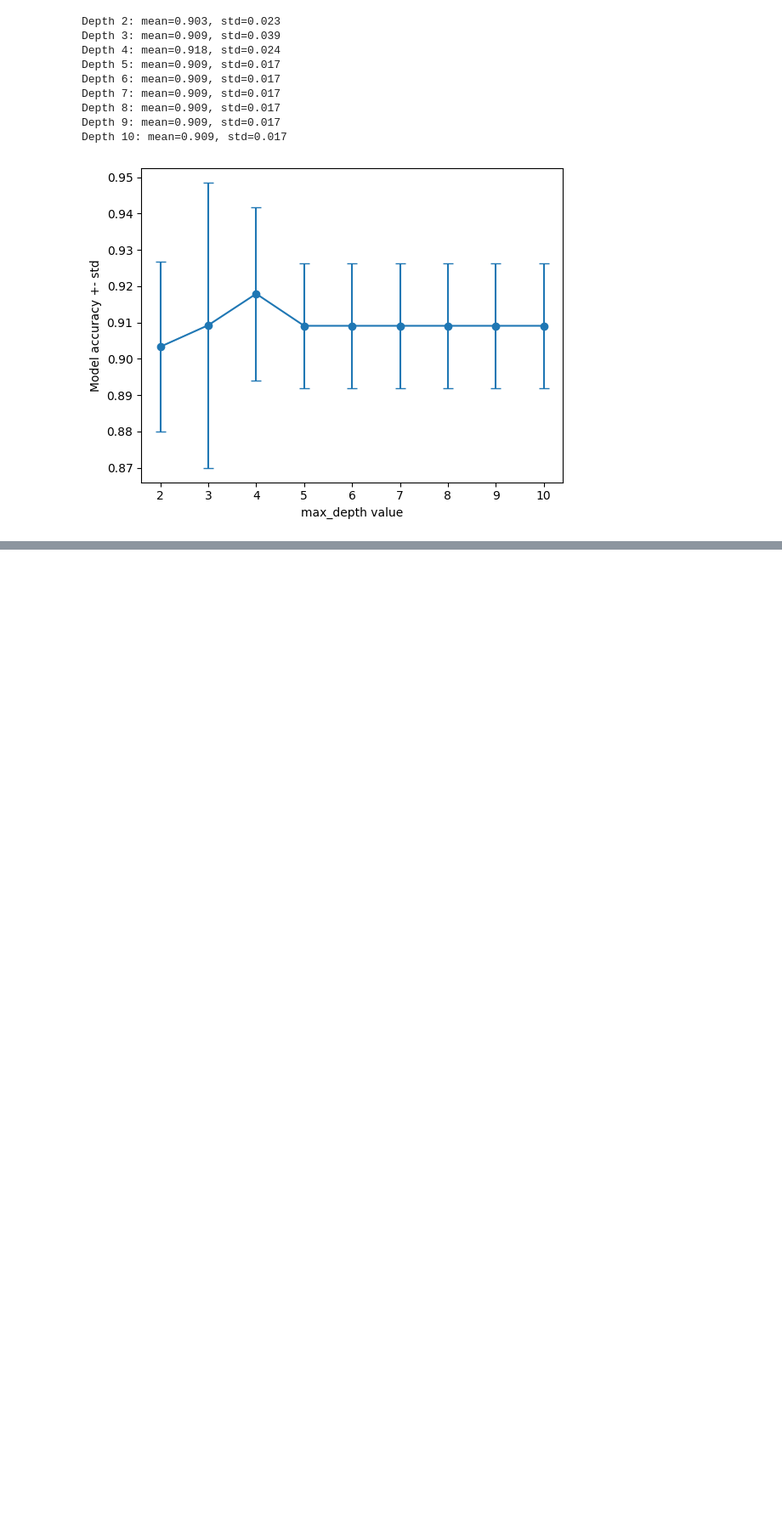
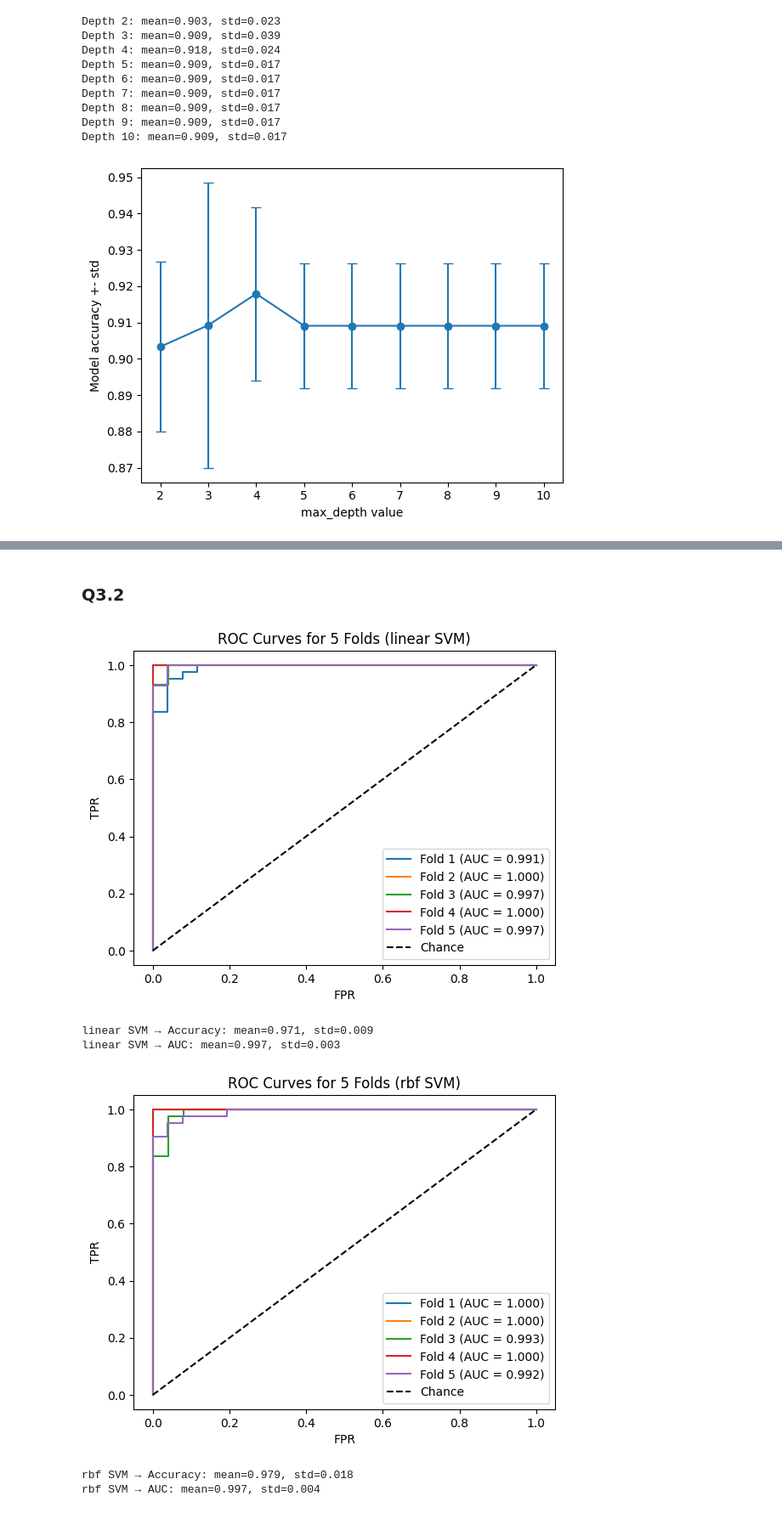
Before and after one commit to NikolaiToonder/mandatoryAssignment2-machineLearning, a Jupyter notebook: main.ipynb, the cells around one changed output, grey strips where cells are left out. Shown: that part at 85% size. Cells and saved outputs as stored; diff of their text form; code cells hidden in the pictures; blank space fills up the shorter version.

```diff
--- a/main.ipynb
+++ b/main.ipynb
@@ -198,0 +303,54 @@ The reason why we see these results would be because of over and underfitting. I
+# %% [markdown]
+### Q3.2
+# %%
+mean_acc_svm = 0.971
+std_acc_svm = 0.009
+
+def evaluate_svm(kernel_type, X, y):
+    accuracies = []
+    aucs = []
+
+    for fold, (train_idx, val_idx) in enumerate(cv.split(X, y), start=1):
+        X_tr, X_val = X[train_idx], X[val_idx]
+        y_tr, y_val = y[train_idx], y[val_idx]
+
+        model = SVC(kernel=kernel_type, probability=True, random_state=1)
+        model.fit(X_tr, y_tr)
+
+        y_pred = model.predict(X_val)
+        y_proba = model.predict_proba(X_val)[:, 1]
+
+        acc = accuracy_score(y_val, y_pred)
+        accuracies.append(acc)
+
+        fpr, tpr, _ = roc_curve(y_val, y_proba)
+        roc_auc = auc(fpr, tpr)
+        aucs.append(roc_auc)
+
+        plt.plot(fpr, tpr, label=f"Fold {fold} (AUC = {roc_auc:.3f})")
+
+    plt.plot([0, 1], [0, 1], "k--", label="Chance")
+    plt.xlabel("FPR")
+    plt.ylabel("TPR")
+    plt.title(f"ROC Curves for 5 Folds ({kernel_type} SVM)")
+    plt.legend(loc="lower right")
+    plt.show()
+
+    mean_acc_svm = np.mean(accuracies)
+    std_acc_svm = np.std(accuracies)
+    mean_auc = np.mean(aucs)
+    std_auc = np.std(aucs)
+
+    print(f"{kernel_type} SVM → Accuracy: mean={mean_acc_svm:.3f}, std={std_acc_svm:.3f}")
+    print(f"{kernel_type} SVM → AUC: mean={mean_auc:.3f}, std={std_auc:.3f}\n")
+
+# Run both
+evaluate_svm("linear", X_train, y_train)
+evaluate_svm("rbf", X_train, y_train)
+# %% [output]
+[figure, added]
+linear SVM → Accuracy: mean=0.971, std=0.009
+linear SVM → AUC: mean=0.997, std=0.003
+[figure, added]
+rbf SVM → Accuracy: mean=0.979, std=0.018
+rbf SVM → AUC: mean=0.997, std=0.004
```
Also changed, not shown: parts of 22 cells of this notebook.
